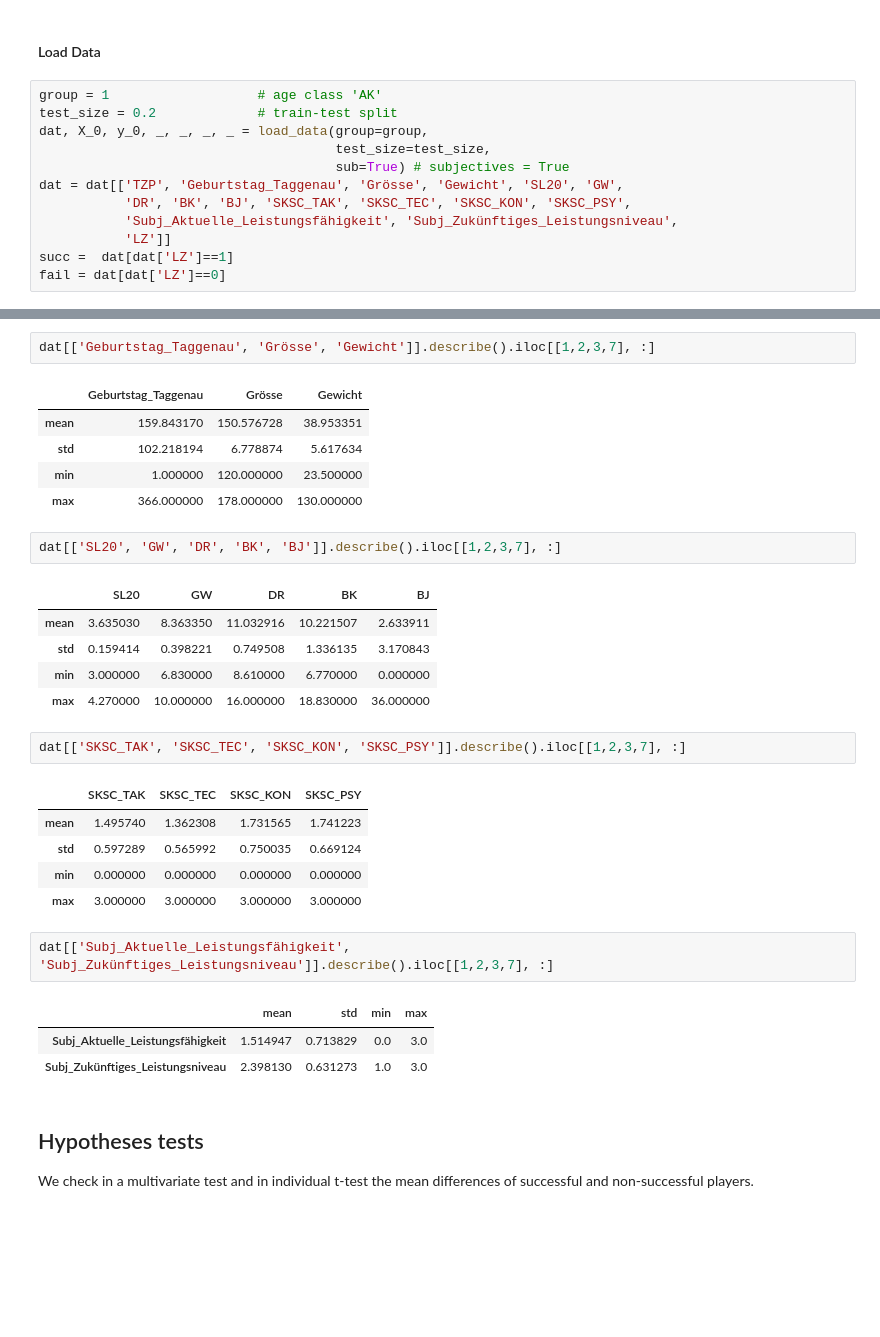
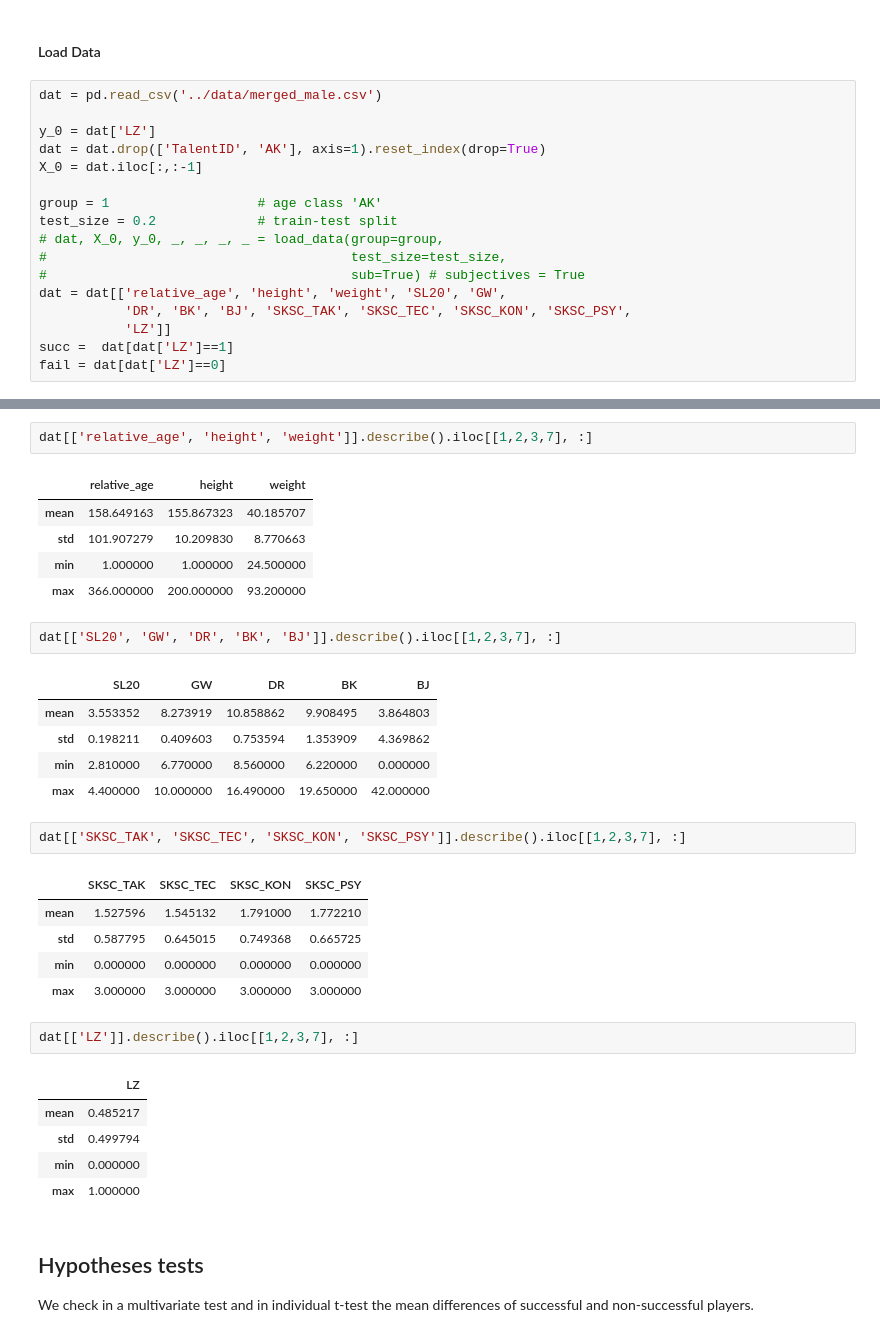
Before and after one commit to eduardo-baratela/Youth-Elite-Soccer, a Jupyter notebook: dev/analysis_descr.ipynb, the cells around one changed output, grey strips where cells are left out. Drawn from its saved outputs; the diff is of its cells as text; blank space fills up the shorter version.

```diff
--- a/dev/analysis_descr.ipynb
+++ b/dev/analysis_descr.ipynb
@@ -10,14 +10,19 @@ from scipy.stats import ttest_ind
 # %% [markdown]
 #### Load Data
 # %%
+dat = pd.read_csv('../data/merged_male.csv')
+
+y_0 = dat['LZ']
+dat = dat.drop(['TalentID', 'AK'], axis=1).reset_index(drop=True)
+X_0 = dat.iloc[:,:-1]
+
 group = 1                   # age class 'AK'
 test_size = 0.2             # train-test split
-dat, X_0, y_0, _, _, _, _ = load_data(group=group,
-                                      test_size=test_size,
-                                      sub=True) # subjectives = True
-dat = dat[['TZP', 'Geburtstag_Taggenau', 'Grösse', 'Gewicht', 'SL20', 'GW',
+# dat, X_0, y_0, _, _, _, _ = load_data(group=group,
+#                                       test_size=test_size,
+#                                       sub=True) # subjectives = True
+dat = dat[['relative_age', 'height', 'weight', 'SL20', 'GW',
            'DR', 'BK', 'BJ', 'SKSC_TAK', 'SKSC_TEC', 'SKSC_KON', 'SKSC_PSY',
-           'Subj_Aktuelle_Leistungsfähigkeit', 'Subj_Zukünftiges_Leistungsniveau',
            'LZ']]
 succ =  dat[dat['LZ']==1]
 fail = dat[dat['LZ']==0]
@@ -30,33 +35,35 @@ The data contains 6523 players and 16 variables. 570 of which were successful
 # %%
-dat[['Geburtstag_Taggenau', 'Grösse', 'Gewicht']].describe().iloc[[1,2,3,7], :]
+dat[['relative_age', 'height', 'weight']].describe().iloc[[1,2,3,7], :]
 # %% [output]
-|  | Geburtstag_Taggenau | Grösse | Gewicht |
-| mean | 159.843170 | 150.576728 | 38.953351 |
-| std | 102.218194 | 6.778874 | 5.617634 |
-| min | 1.000000 | 120.000000 | 23.500000 |
-| max | 366.000000 | 178.000000 | 130.000000 |
+|  | relative_age | height | weight |
+| mean | 158.649163 | 155.867323 | 40.185707 |
+| std | 101.907279 | 10.209830 | 8.770663 |
+| min | 1.000000 | 1.000000 | 24.500000 |
+| max | 366.000000 | 200.000000 | 93.200000 |
 # %%
 dat[['SL20', 'GW', 'DR', 'BK', 'BJ']].describe().iloc[[1,2,3,7], :]
 # %% [output]
 |  | SL20 | GW | DR | BK | BJ |
-| mean | 3.635030 | 8.363350 | 11.032916 | 10.221507 | 2.633911 |
-| std | 0.159414 | 0.398221 | 0.749508 | 1.336135 | 3.170843 |
-| min | 3.000000 | 6.830000 | 8.610000 | 6.770000 | 0.000000 |
-| max | 4.270000 | 10.000000 | 16.000000 | 18.830000 | 36.000000 |
+| mean | 3.553352 | 8.273919 | 10.858862 | 9.908495 | 3.864803 |
+| std | 0.198211 | 0.409603 | 0.753594 | 1.353909 | 4.369862 |
+| min | 2.810000 | 6.770000 | 8.560000 | 6.220000 | 0.000000 |
+| max | 4.400000 | 10.000000 | 16.490000 | 19.650000 | 42.000000 |
 # %%
 dat[['SKSC_TAK', 'SKSC_TEC', 'SKSC_KON', 'SKSC_PSY']].describe().iloc[[1,2,3,7], :]
 # %% [output]
 |  | SKSC_TAK | SKSC_TEC | SKSC_KON | SKSC_PSY |
-| mean | 1.495740 | 1.362308 | 1.731565 | 1.741223 |
-| std | 0.597289 | 0.565992 | 0.750035 | 0.669124 |
+| mean | 1.527596 | 1.545132 | 1.791000 | 1.772210 |
+| std | 0.587795 | 0.645015 | 0.749368 | 0.665725 |
 | min | 0.000000 | 0.000000 | 0.000000 | 0.000000 |
 | max | 3.000000 | 3.000000 | 3.000000 | 3.000000 |
 # %%
-dat[['Subj_Aktuelle_Leistungsfähigkeit', 'Subj_Zukünftiges_Leistungsniveau']].describe().iloc[[1,2,3,7], :]
+dat[['LZ']].describe().iloc[[1,2,3,7], :]
 # %% [output]
-|  | mean | std | min | max |
-| Subj_Aktuelle_Leistungsfähigkeit | 1.514947 | 0.713829 | 0.0 | 3.0 |
-| Subj_Zukünftiges_Leistungsniveau | 2.398130 | 0.631273 | 1.0 | 3.0 |
+|  | LZ |
+| mean | 0.485217 |
+| std | 0.499794 |
+| min | 0.000000 |
+| max | 1.000000 |
 # %% [markdown]
 ## Hypotheses tests
 We check in a multivariate test and in individual t-test the mean differences of successful and non-successful players.
```
Also changed, not shown: parts of 7 cells of this notebook, 17 other files.
